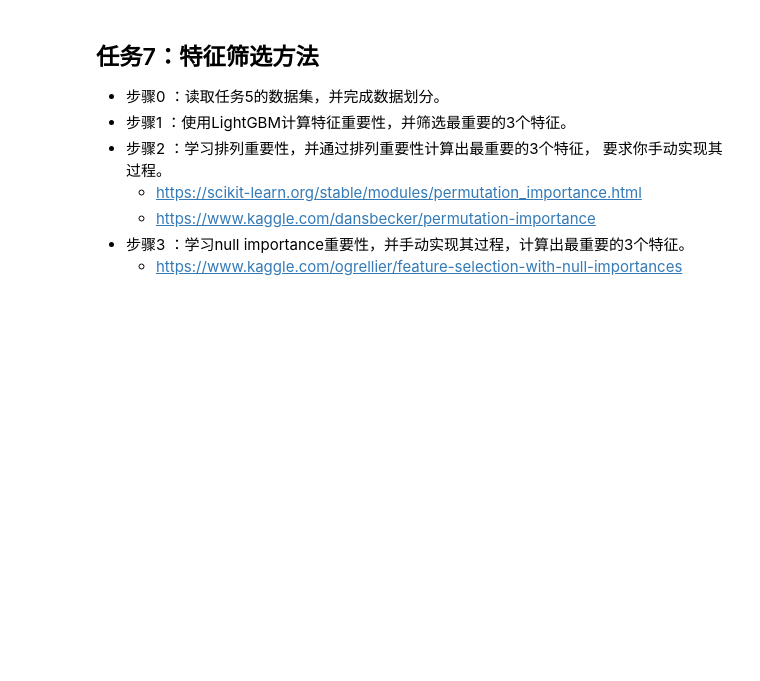
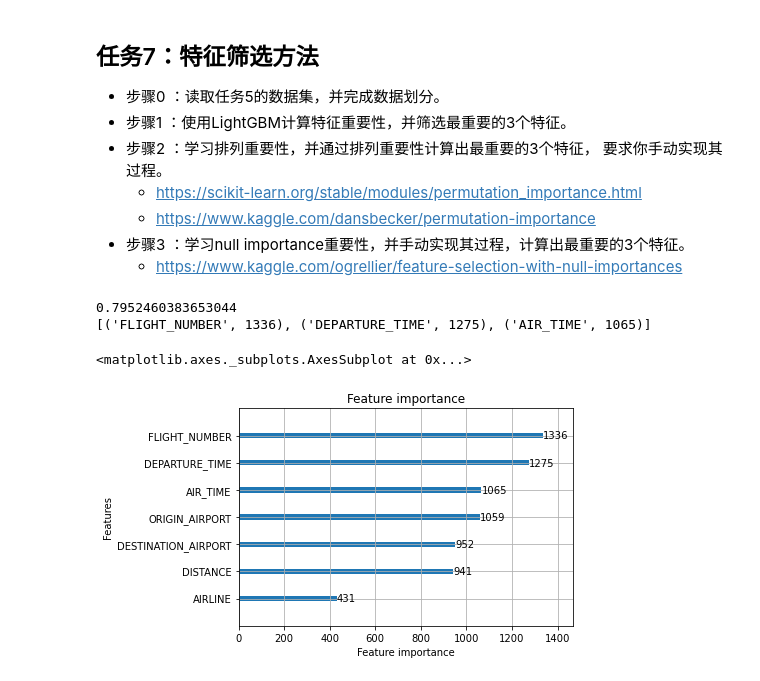
Before and after one commit to xihuishawpy/coggle_11month, a Jupyter notebook: 2022-01~02/LightGBM实战/LightGBM.ipynb, the cells around one changed output. Saved outputs shown, nothing was run; the diff lists cells and outputs as text; code cells hidden in the pictures; blank space fills up the shorter version.

```diff
--- a/2022-01~02/LightGBM实战/LightGBM.ipynb
+++ b/2022-01~02/LightGBM实战/LightGBM.ipynb
@@ -1071,3 +1071,45 @@ You can set `force_col_wise=true` to remove the overhead.
   - https://www.kaggle.com/dansbecker/permutation-importance
 - 步骤3 ：学习null importance重要性，并手动实现其过程，计算出最重要的3个特征。
   - https://www.kaggle.com/ogrellier/feature-selection-with-null-importances
+# %%
+from lightgbm import plot_importance
+%matplotlib inline
+
+lgb_model = LGBMClassifier(num_leaves=100,
+                           max_depth=10,
+                           boosting_type='gbdt',
+                           learning_rate=0.1,
+                           n_estimators=100,
+                           objective='binary',
+                           subsample=0.8,  # 子采样，选择小于1的比例可以减少方差，即防止过拟合，但会增加样本拟合的偏差
+                           colsample_bytree=1,  # 特征随机采样的比例
+                           reg_alpha=0.1,
+                           reg_lambda=0.1,
+                           metrics='auc',
+                           random_state=2022
+                           )
+
+# 训练
+lgb_model.fit(train,
+              y_train,
+              eval_set=[(test,y_test)],
+              eval_metric='auc',
+              verbose=-1
+              )
+# 预测
+y_pre = lgb_model.predict(test)
+print(accuracy_score(y_test,y_pre))
+
+# 特征重要性
+feature_names = lgb_model.feature_name_
+feature_importances = lgb_model.feature_importances_
+f_importance_dict = {feature_name:feature_importance for feature_name,feature_importance in zip(feature_names,feature_importances)}
+# 取前3特征
+print(sorted(f_importance_dict.items(),key=lambda x:x[1],reverse=True)[:3])
+
+plot_importance(lgb_model)
+# %% [output]
+0.7952460383653044
+[('FLIGHT_NUMBER', 1336), ('DEPARTURE_TIME', 1275), ('AIR_TIME', 1065)]
+<matplotlib.axes._subplots.AxesSubplot at 0x...>
+[figure, added]
```
